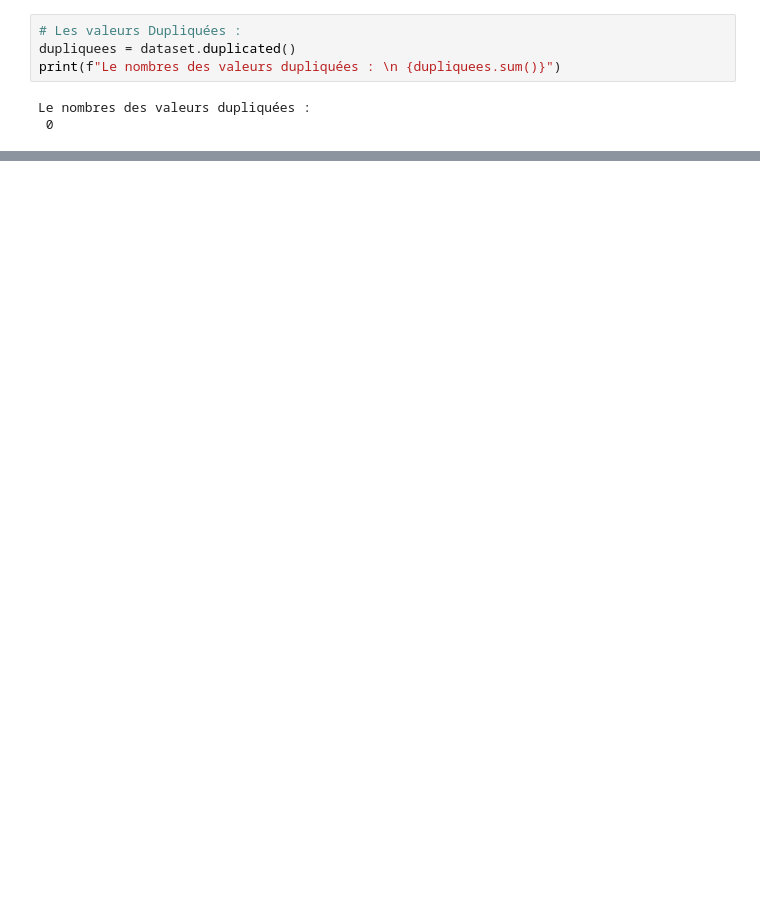
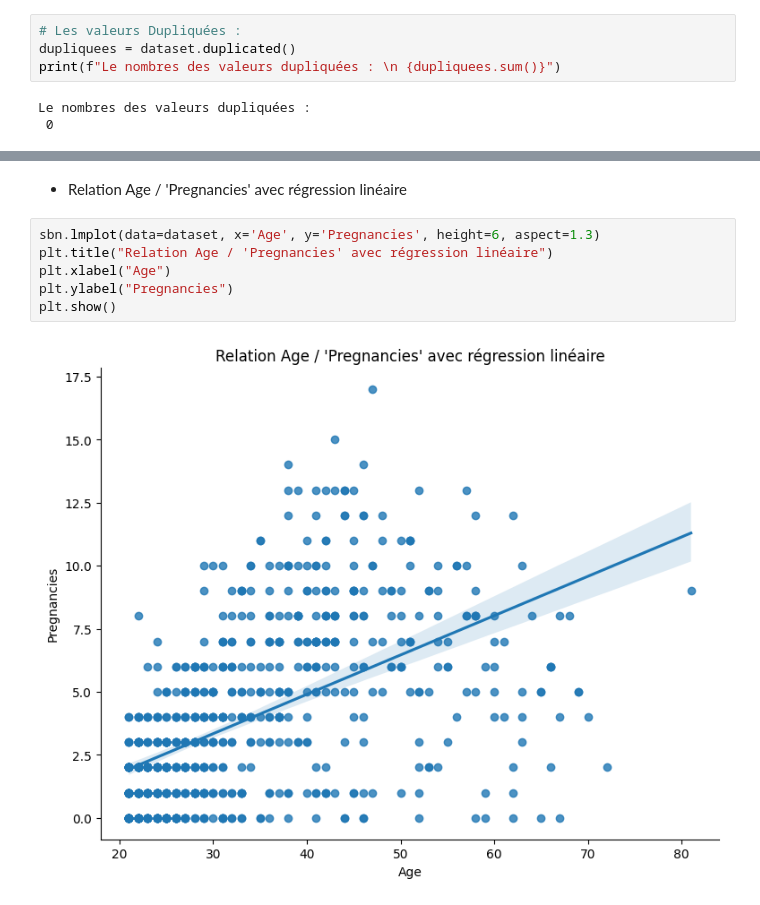
Before and after one commit to bouchramilo/Analysis_and_Prediction_of_the_Risk_of_Diabetes, a Jupyter notebook: EDA.ipynb, the cells around one changed output, grey strips where cells are left out. Saved outputs shown, nothing was run; the diff lists cells and outputs as text; blank space fills up the shorter version.

```diff
--- a/EDA.ipynb
+++ b/EDA.ipynb
@@ -122,0 +258,10 @@ Le nombres des valeurs dupliquées :
+# %% [markdown]
+* Relation Age / 'Pregnancies' avec régression linéaire
+# %%
+sbn.lmplot(data=dataset, x='Age', y='Pregnancies', height=6, aspect=1.3)
+plt.title("Relation Age / 'Pregnancies' avec régression linéaire")
+plt.xlabel("Age")
+plt.ylabel("Pregnancies")
+plt.show()
+# %% [output]
+[figure, added]
```
Also changed, not shown: parts of 17 cells of this notebook.
